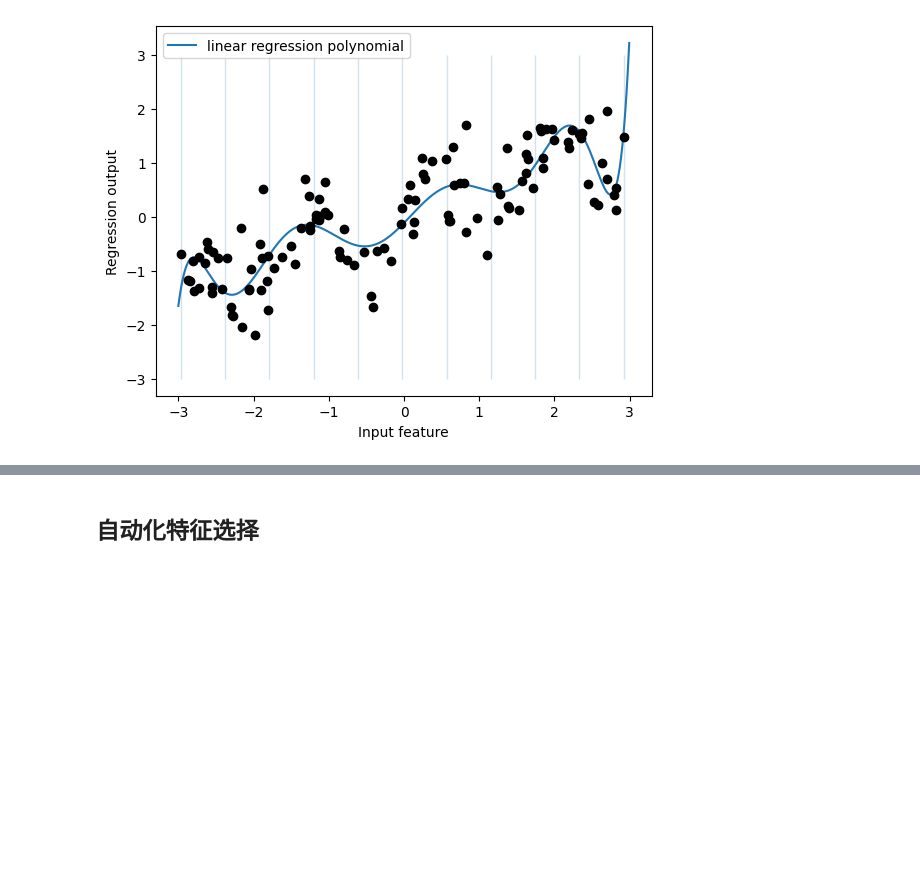
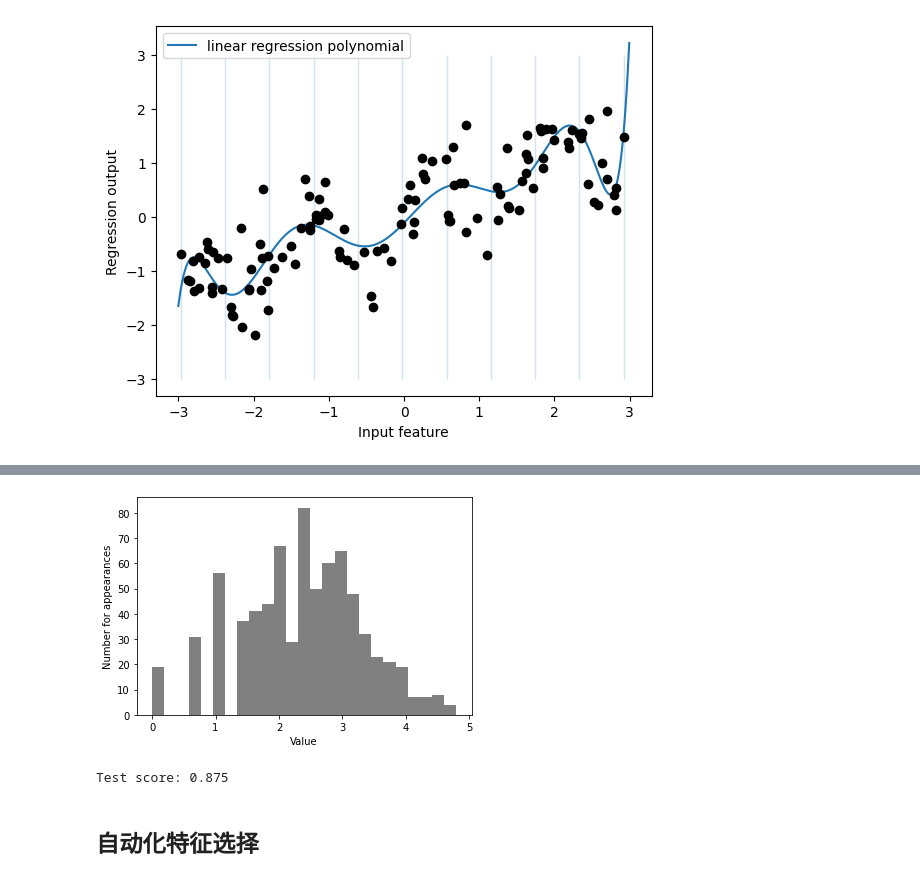
Before and after one commit to JPL-JUNO/Introduction-to-Machine-Learning-with-Python, a Jupyter notebook: Codes/Ch4.ipynb, the cells around one changed output, grey strips where cells are left out. Drawn from its saved outputs; the diff is of its cells as text; code cells hidden in the pictures; blank space fills up the shorter version.

```diff
--- a/Codes/Ch4.ipynb
+++ b/Codes/Ch4.ipynb
@@ -432,3 +557,15 @@ plt.show()
+# %%
+plt.hist(X_train_log[:, 0], bins=25, color='gray')
+plt.ylabel('Number for appearances')
+plt.xlabel('Value')
+plt.show()
+# %% [output]
+[figure, added]
+# %%
+score = Ridge().fit(X_train_log, y_train).score(X_test_log, y_test)
+print('Test score: {:.3f}'.format(score))
+# %% [output]
+Test score: 0.875
 # %% [markdown]
 ## 自动化特征选择
 # %% [markdown]
```
Also changed, not shown: parts of 14 cells of this notebook, 2 other files.
